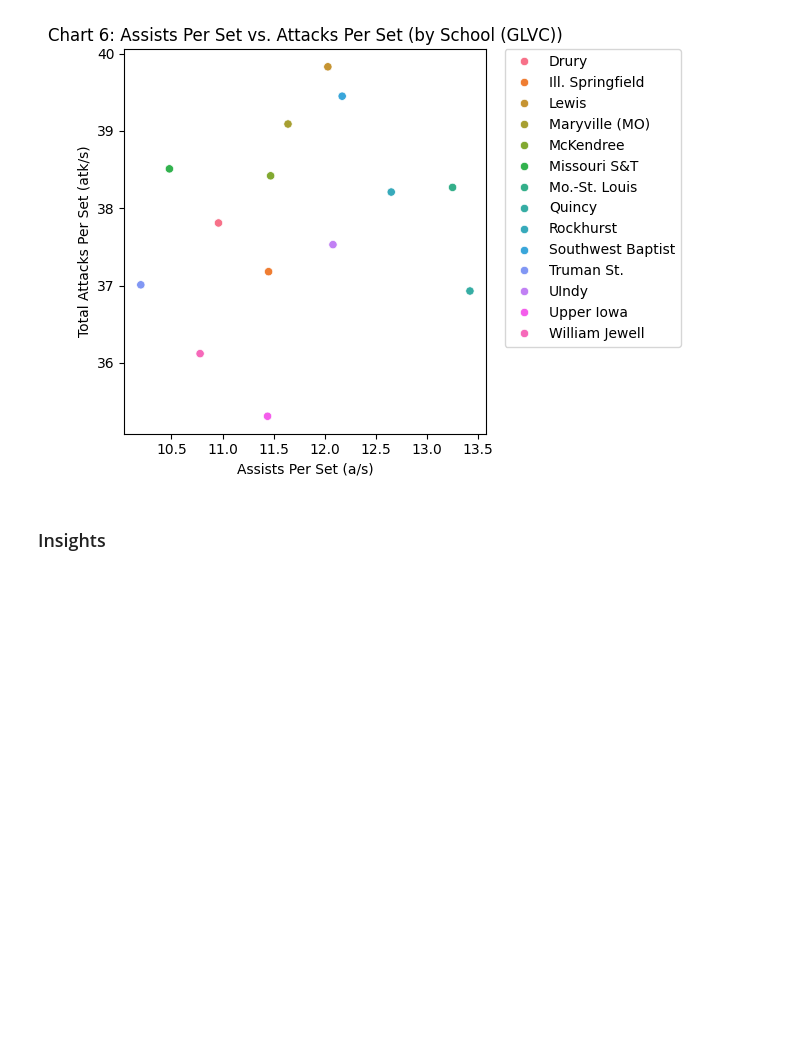
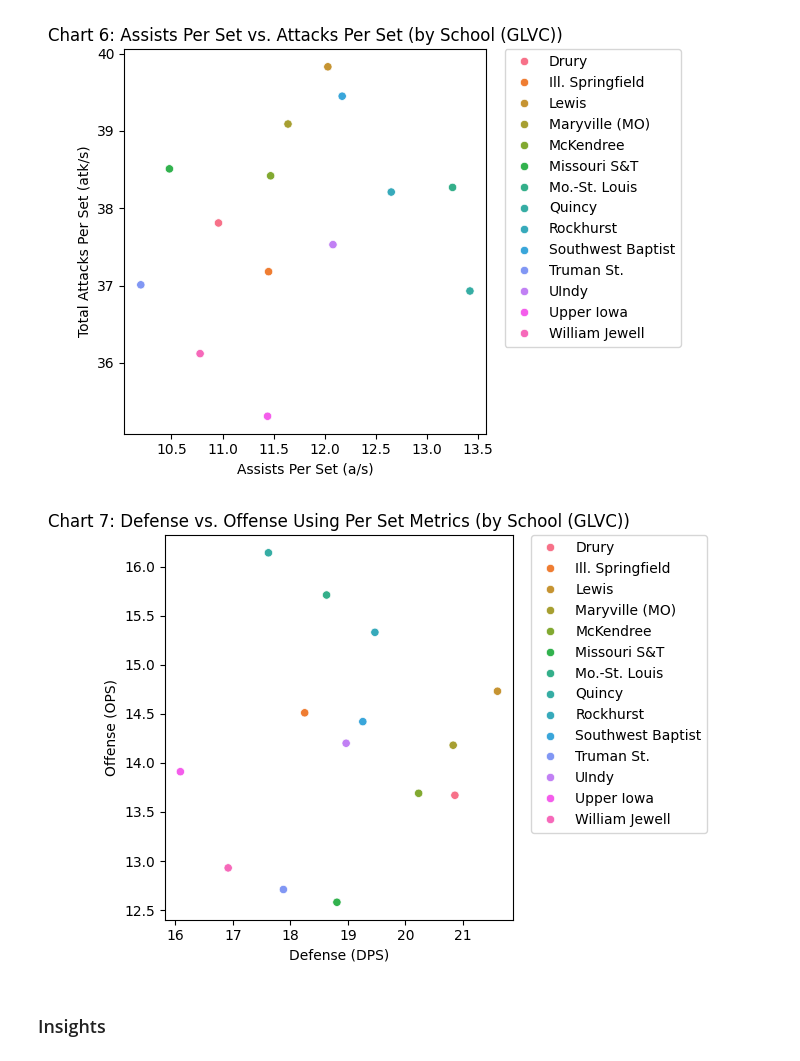
Before and after one commit to karlidean/datafun-06-eda, a Jupyter notebook: karlidean_eda.ipynb, the cells around one changed output. Drawn from its saved outputs; the diff is of its cells as text; code cells hidden in the pictures; blank space fills up the shorter version.

Commit message:
Added Offense v. Defense Graph.

```diff
--- a/karlidean_eda.ipynb
+++ b/karlidean_eda.ipynb
@@ -493,6 +493,34 @@ plt.tight_layout() # adjusts my graph so nothing is cut off
 plt.show()
 # %% [output]
 [figure]
+# %%
+# Feature Engineering
+# Adding a New Column
+glvc_df['Defense Per Set'] = (glvc_df['Digs Per Set'] + glvc_df['Blocks Per Set'])
+glvc_df['Offense Per Set'] = (glvc_df['Kills Per Set'] + glvc_df['Aces Per Set'])
+# %%
+# A scatter plot is a plot of two numerical variables.
+scatter_plt = sns.scatterplot(
+    data=glvc_df, x="Defense Per Set", y="Offense Per Set", hue="School Name")
+
+# Set axis labels using the Matplotlib Axes methods set_xlabel() and set_ylabel()
+scatter_plt.set_xlabel("Defense (DPS)")
+scatter_plt.set_ylabel("Offense (OPS)")
+
+# Set the title using the Matplotlib Axes set_title() method
+scatter_plt.set_title("Chart 7: Defense vs. Offense Using Per Set Metrics (by School (GLVC))")
+
+# Move legend outside to the right
+scatter_plt.legend(
+    bbox_to_anchor=(1.05, 1),   # position relative to axes
+    loc='upper left',           # anchor point
+    borderaxespad=0.
+)
+
+plt.tight_layout() # adjusts my graph so nothing is cut off
+plt.show()
+# %% [output]
+[figure, added]
 # %% [markdown]
 ### Insights
 # %% [markdown]
```
